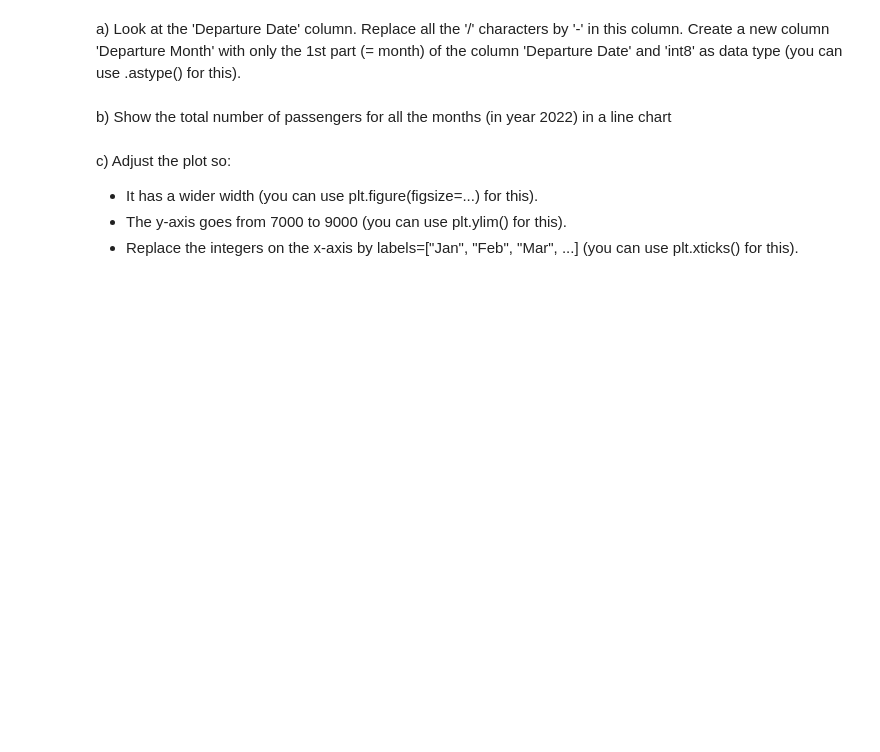
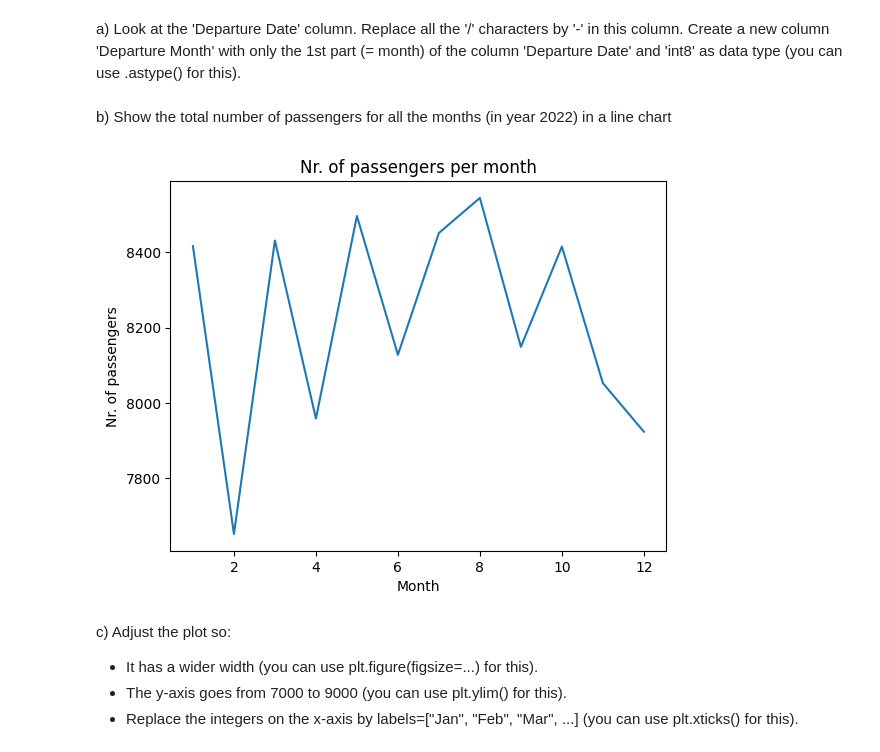
Before and after one commit to YuuneesIBH/KdG-DataScience2, a Jupyter notebook: Oefeningen/4- Matplotlib/04.01_EX.ipynb, the cells around one changed output. Saved outputs shown, nothing was run; the diff lists cells and outputs as text; code cells hidden in the pictures; blank space fills up the shorter version.

```diff
--- a/Oefeningen/4- Matplotlib/04.01_EX.ipynb
+++ b/Oefeningen/4- Matplotlib/04.01_EX.ipynb
@@ -30,5 +61,5 @@ b) Now add a second line to the plot illustrating sales from last week.
 import pandas as pd
 
 # Load dataset
-flights  = pd.read_csv('../../datasets/airlines.csv', sep=',')
+flights  = pd.read_csv('../Datasets/airlines.csv', sep=',')
 flights.head()
@@ -35,7 +73,27 @@ flights.head()
 # %% [markdown]
 a) Look at the 'Departure Date' column. Replace all the '/' characters by '-' in this column. Create a new column 'Departure Month' with only the 1st part (= month) of the column 'Departure Date' and 'int8' as data type (you can use .astype() for this).
+# %%
+#SOLUTION_START
+# replace "/" by "-"
+flights['Departure Date'] = flights['Departure Date'].str.replace("/","-")
+# get first part out of the date as integer and store in new column
+flights['Departure Month'] = flights['Departure Date'].str.split('-').str.get(0).astype('int8')
+#SOLUTION_END
 # %% [markdown]
 b) Show the total number of passengers for all the months (in year 2022) in a line chart
+# %%
+#SOLUTION_START
+# aggregate data to number of flights per month
+passenger_count = flights.groupby('Departure Month').aggregate({'Passenger ID':'count'})
+#plot the results
+plt.plot(passenger_count.index, passenger_count["Passenger ID"])
+plt.xlabel("Month")
+plt.ylabel("Nr. of passengers")
+plt.title('Nr. of passengers per month')
+plt.show()
+#SOLUTION_END
+# %% [output]
+[figure, added]
 # %% [markdown]
 c) Adjust the plot so:
 - It has a wider width (you can use plt.figure(figsize=...) for this).
```
Also changed, not shown: parts of 4 cells of this notebook, 14 other files.
